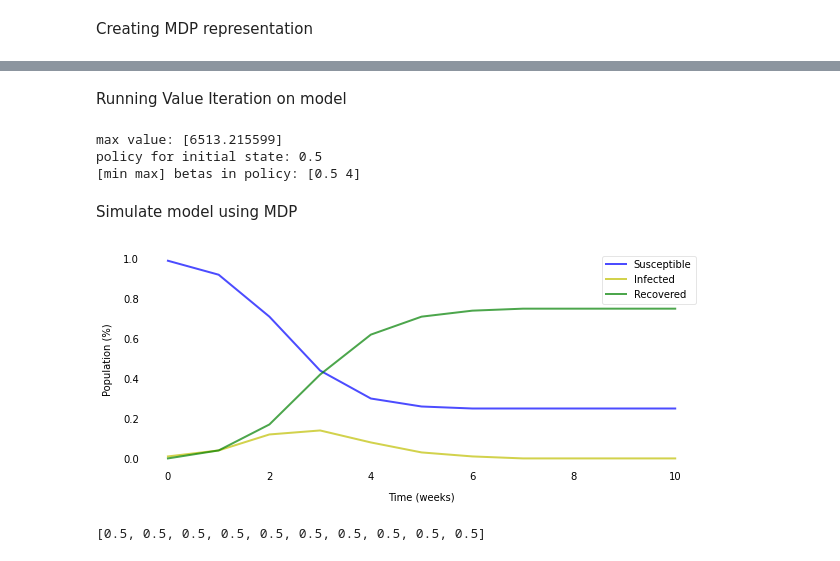
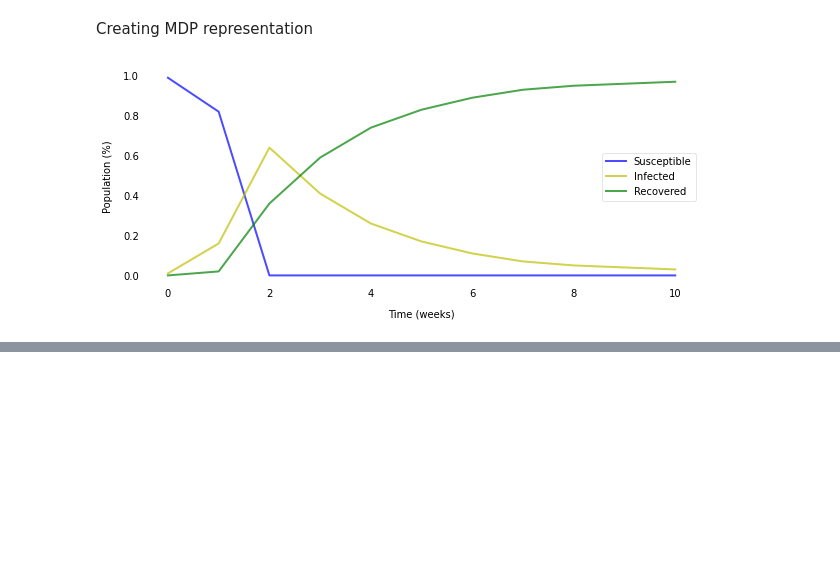
Before and after one commit to danielbdias/mdp-sir-modelling, a Jupyter notebook: sir_mdp_example.ipynb, the cells around one changed output, grey strips where cells are left out. Cells and saved outputs as stored; diff of their text form; code cells hidden in the pictures; blank space fills up the shorter version.

Commit message:
Making tests with different rewards

```diff
--- a/sir_mdp_example.ipynb
+++ b/sir_mdp_example.ipynb
@@ -34,8 +36,8 @@ approximation_threshold = 1e-2
 # beta >= 1.0 - no social distancing
 betas = [0.5, 1.0, 2.5, 4]
 
-# recovery rate (1 person each 4 days)
-gamma = 1.0 / 4.0
+# recovery rate (1 person takes 15 days to recover)
+gamma = 1.0 / 15.0
 
 horizon = 10 # in weeks
 discount_factor = 0.9
@@ -44,10 +46,31 @@ steps_per_transition = 7 # each chosen action affects the virus evolution by 7 d
 initial_state = "s_99_i_01_r_00"
 # %% [markdown]
 Creating MDP representation
+# %%
+def run_model(approximation_threshold, gamma, betas, steps_per_transition, reward_function, initial_state):
+    start_time = time.perf_counter()
+
+    # create MDP representation using SIR model
+    mdp = create_representation(approximation_threshold, gamma, betas, steps_per_transition, reward_function)
+    # run VI on MDP
+    policy, value_function, statistics = enumerative_finite_horizon_value_iteration(mdp, discount_factor, horizon)
+    # simulate policy
+    chosen_betas, S, I, R = simulate_policy_with_mdp_model(policy, initial_state, mdp, horizon, approximation_threshold)
+
+    elapsed_time = time.perf_counter() - start_time
+
+    # plot results
+    t = list(range(horizon + 1))
+    plot_sir(t, S, I, R, time_label="weeks")
+
+    # print chosen betas
+    print(chosen_betas)
+
+    # print elapsed time
+    print(f"Elapsed time: {elapsed_time:0.4f} seconds")
 # %%
-reward_function = lambda susceptibles, infective, recovered: 10 * susceptibles + 5 * recovered - 15 * infective
-mdp = create_representation(approximation_threshold, gamma, betas, steps_per_transition, reward_function)
-
-print(f"states: {len(mdp.states)}, {mdp.states[0:5]}")
-print(f"actions: {mdp.actions}")
+# weighted reward function (S_weight + R_weight = I_weight)
+reward_function = lambda susceptibles, infective, recovered, beta: 10 * susceptibles + 5 * recovered - 15 * infective
+run_model(approximation_threshold, gamma, betas, steps_per_transition, reward_function, initial_state)
 # %% [output]
+[figure, added]
@@ -56,23 +78,0 @@ actions: [0.5, 1.0, 2.5, 4]
-# %% [markdown]
-Running Value Iteration on model
-# %%
-policy, value_function, statistics = enumerative_finite_horizon_value_iteration(mdp, discount_factor, horizon)
-
-print(f"max value: {max(value_function)}")
-print(f"policy for initial state: {policy[initial_state]}")
-print(f"[min max] betas in policy: [{min(policy.values())} {max(policy.values())}]")
-# %% [output]
-max value: [6513.215599]
-policy for initial state: 0.5
-[min max] betas in policy: [0.5 4]
-# %% [markdown]
-Simulate model using MDP
-# %%
-chosen_betas, S, I, R = simulate_policy_with_mdp_model(policy, initial_state, mdp, horizon, approximation_threshold)
-
-t = list(range(horizon + 1))
-plot_sir(t, S, I, R, time_label="weeks")
-print(chosen_betas)
-# %% [output]
-[figure, removed]
-[0.5, 0.5, 0.5, 0.5, 0.5, 0.5, 0.5, 0.5, 0.5, 0.5]
```
Also changed, not shown: parts of 5 cells of this notebook, 2 other files.
